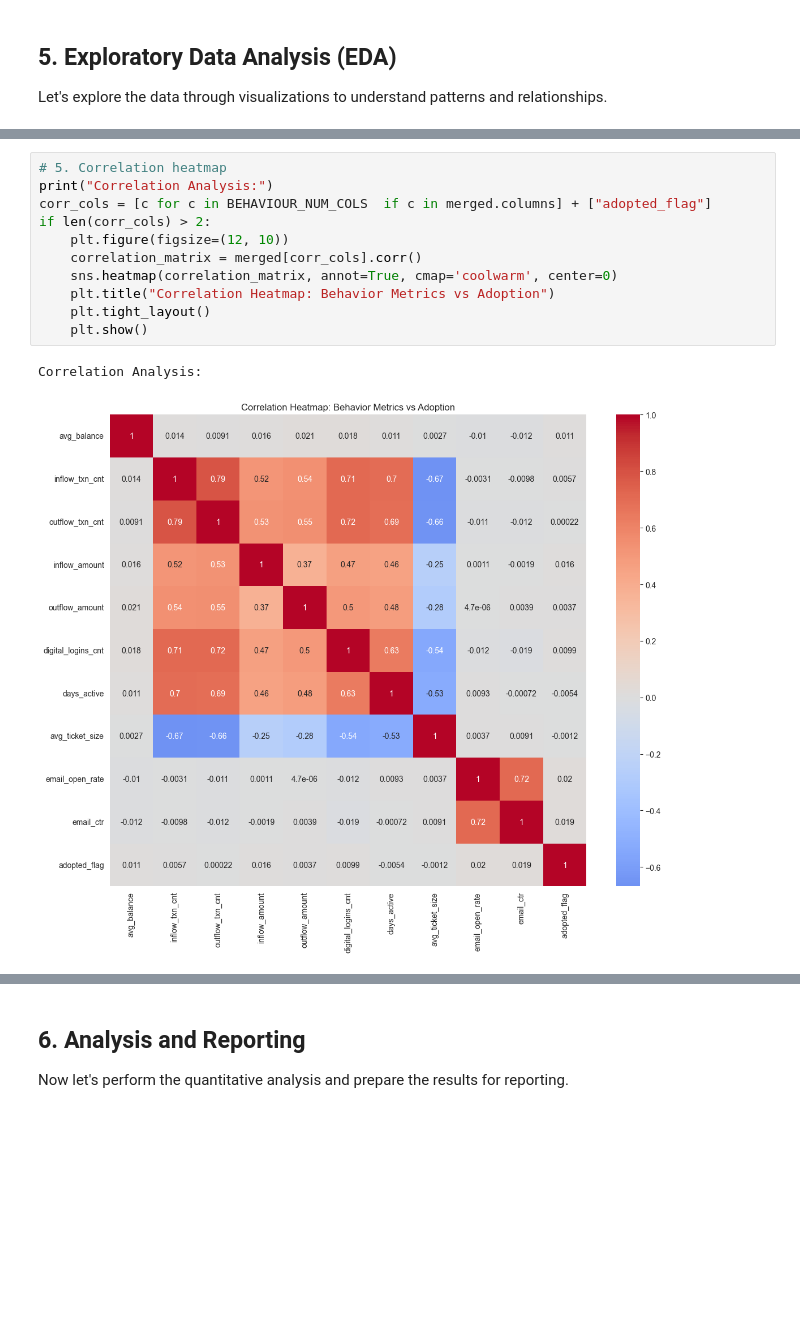
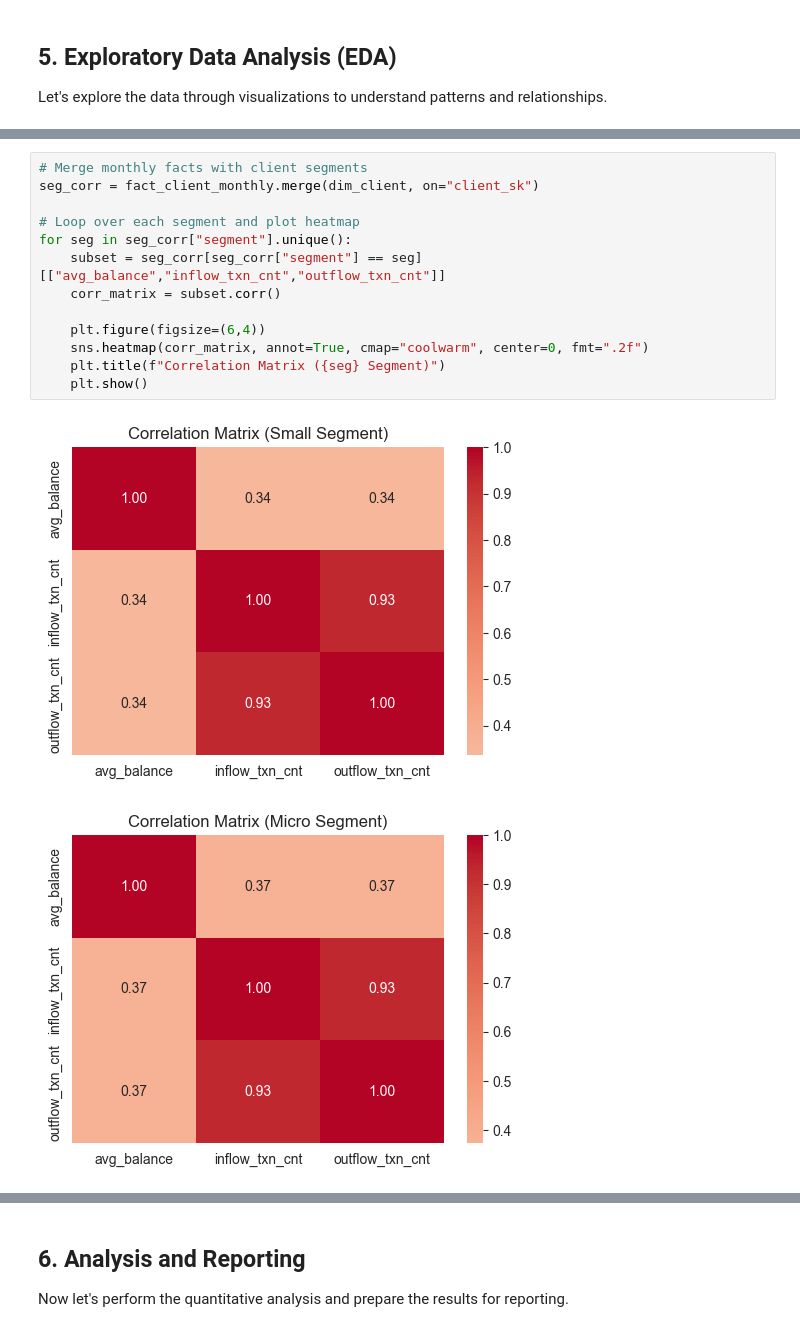
Before and after one commit to thembani47/UbuntuBankSA, a Jupyter notebook: Notebook/exploratory data analysis.ipynb, the cells around one changed output, grey strips where cells are left out. Saved outputs shown, nothing was run; the diff lists cells and outputs as text; blank space fills up the shorter version.

```diff
--- a/Notebook/exploratory data analysis.ipynb
+++ b/Notebook/exploratory data analysis.ipynb
@@ -422,14 +201,16 @@ Distribution of Behavior Metrics:
 # %%
-# 5. Correlation heatmap
-print("Correlation Analysis:")
-corr_cols = [c for c in BEHAVIOUR_NUM_COLS  if c in merged.columns] + ["adopted_flag"]
-if len(corr_cols) > 2:
-    plt.figure(figsize=(12, 10))
-    correlation_matrix = merged[corr_cols].corr()
-    sns.heatmap(correlation_matrix, annot=True, cmap='coolwarm', center=0)
-    plt.title("Correlation Heatmap: Behavior Metrics vs Adoption")
-    plt.tight_layout()
+# Merge monthly facts with client segments
+seg_corr = fact_client_monthly.merge(dim_client, on="client_sk")
+
+# Loop over each segment and plot heatmap
+for seg in seg_corr["segment"].unique():
+    subset = seg_corr[seg_corr["segment"] == seg][["avg_balance","inflow_txn_cnt","outflow_txn_cnt"]]
+    corr_matrix = subset.corr()
+
+    plt.figure(figsize=(6,4))
+    sns.heatmap(corr_matrix, annot=True, cmap="coolwarm", center=0, fmt=".2f")
+    plt.title(f"Correlation Matrix ({seg} Segment)")
     plt.show()
 # %% [output]
-Correlation Analysis:
-[figure, old version]
+[figure, new version]
+[figure, added]
```
Also changed, not shown: parts of 17 cells of this notebook, 10 other files.
